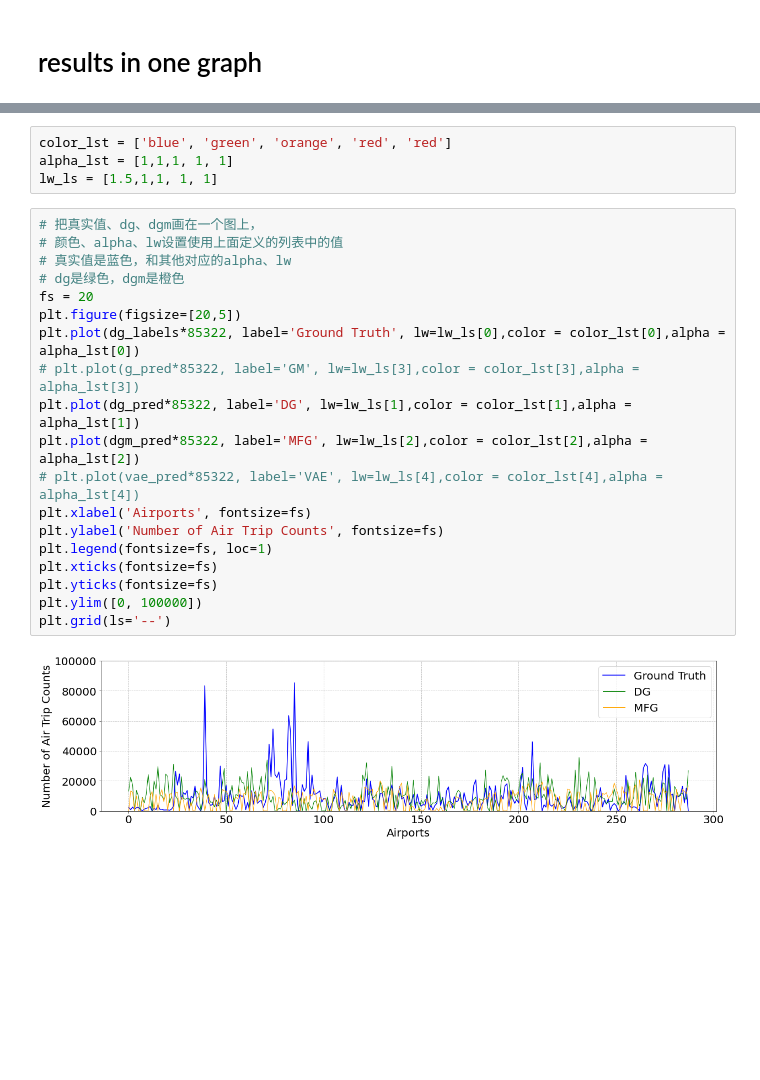
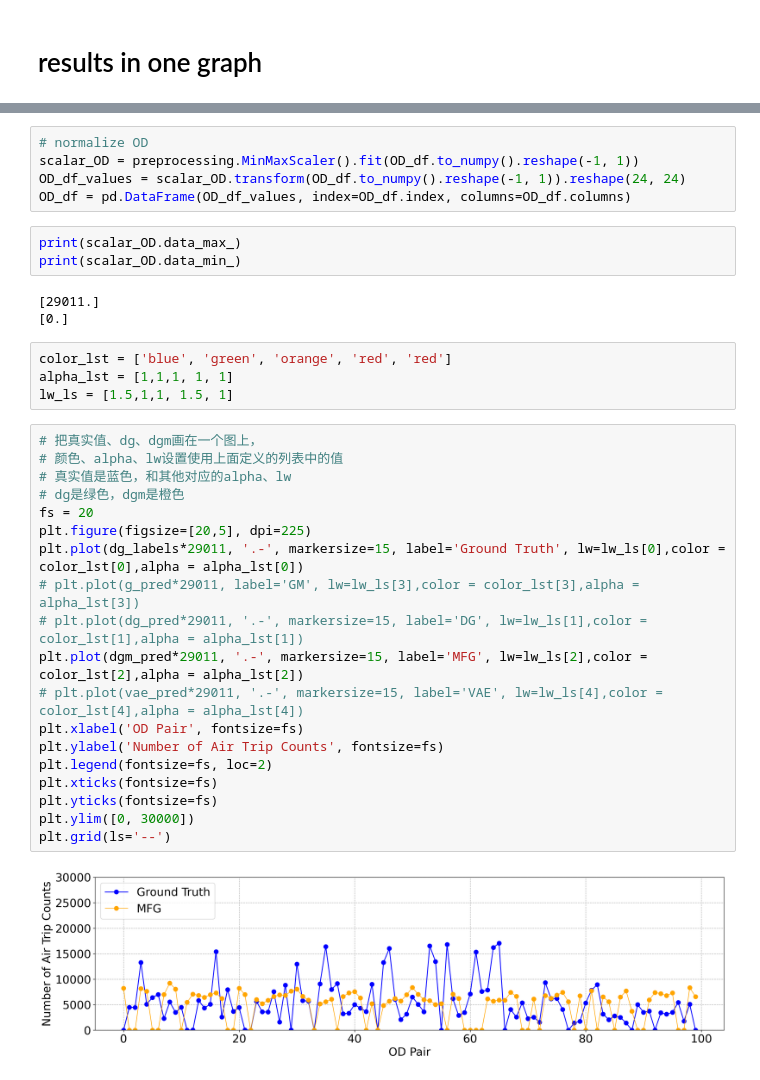
Before and after one commit to khzhang2/Air_Traffic, a Jupyter notebook: Visualization.ipynb, the cells around one changed output, grey strips where cells are left out. Saved outputs shown, nothing was run; the diff lists cells and outputs as text; blank space fills up the shorter version.

```diff
--- a/Visualization.ipynb
+++ b/Visualization.ipynb
@@ -150,25 +166,36 @@ plt.legend()
+# %%
+# normalize OD
+scalar_OD = preprocessing.MinMaxScaler().fit(OD_df.to_numpy().reshape(-1, 1))
+OD_df_values = scalar_OD.transform(OD_df.to_numpy().reshape(-1, 1)).reshape(24, 24)
+OD_df = pd.DataFrame(OD_df_values, index=OD_df.index, columns=OD_df.columns)
+# %%
+print(scalar_OD.data_max_)
+print(scalar_OD.data_min_)
+# %% [output]
+[29011.]
+[0.]
 # %%
 color_lst = ['blue', 'green', 'orange', 'red', 'red']
 alpha_lst = [1,1,1, 1, 1]
-lw_ls = [1.5,1,1, 1, 1]
+lw_ls = [1.5,1,1, 1.5, 1]
 # %%
 # 把真实值、dg、dgm画在一个图上，
 # 颜色、alpha、lw设置使用上面定义的列表中的值
 # 真实值是蓝色，和其他对应的alpha、lw
 # dg是绿色，dgm是橙色
 fs = 20
-plt.figure(figsize=[20,5])
-plt.plot(dg_labels*85322, label='Ground Truth', lw=lw_ls[0],color = color_lst[0],alpha = alpha_lst[0])
-# plt.plot(g_pred*85322, label='GM', lw=lw_ls[3],color = color_lst[3],alpha = alpha_lst[3])
-plt.plot(dg_pred*85322, label='DG', lw=lw_ls[1],color = color_lst[1],alpha = alpha_lst[1])
-plt.plot(dgm_pred*85322, label='MFG', lw=lw_ls[2],color = color_lst[2],alpha = alpha_lst[2])
-# plt.plot(vae_pred*85322, label='VAE', lw=lw_ls[4],color = color_lst[4],alpha = alpha_lst[4])
-plt.xlabel('Airports', fontsize=fs)
+plt.figure(figsize=[20,5], dpi=225)
+plt.plot(dg_labels*29011, '.-', markersize=15, label='Ground Truth', lw=lw_ls[0],color = color_lst[0],alpha = alpha_lst[0])
+# plt.plot(g_pred*29011, label='GM', lw=lw_ls[3],color = color_lst[3],alpha = alpha_lst[3])
+# plt.plot(dg_pred*29011, '.-', markersize=15, label='DG', lw=lw_ls[1],color = color_lst[1],alpha = alpha_lst[1])
+plt.plot(dgm_pred*29011, '.-', markersize=15, label='MFG', lw=lw_ls[2],color = color_lst[2],alpha = alpha_lst[2])
+# plt.plot(vae_pred*29011, '.-', markersize=15, label='VAE', lw=lw_ls[4],color = color_lst[4],alpha = alpha_lst[4])
+plt.xlabel('OD Pair', fontsize=fs)
 plt.ylabel('Number of Air Trip Counts', fontsize=fs)
-plt.legend(fontsize=fs, loc=1)
+plt.legend(fontsize=fs, loc=2)
 plt.xticks(fontsize=fs)
 plt.yticks(fontsize=fs)
-plt.ylim([0, 100000])
+plt.ylim([0, 30000])
 plt.grid(ls='--')
 # %% [output]
-[figure, old version]
+[figure, new version]
```
Also changed, not shown: parts of 21 cells of this notebook.
